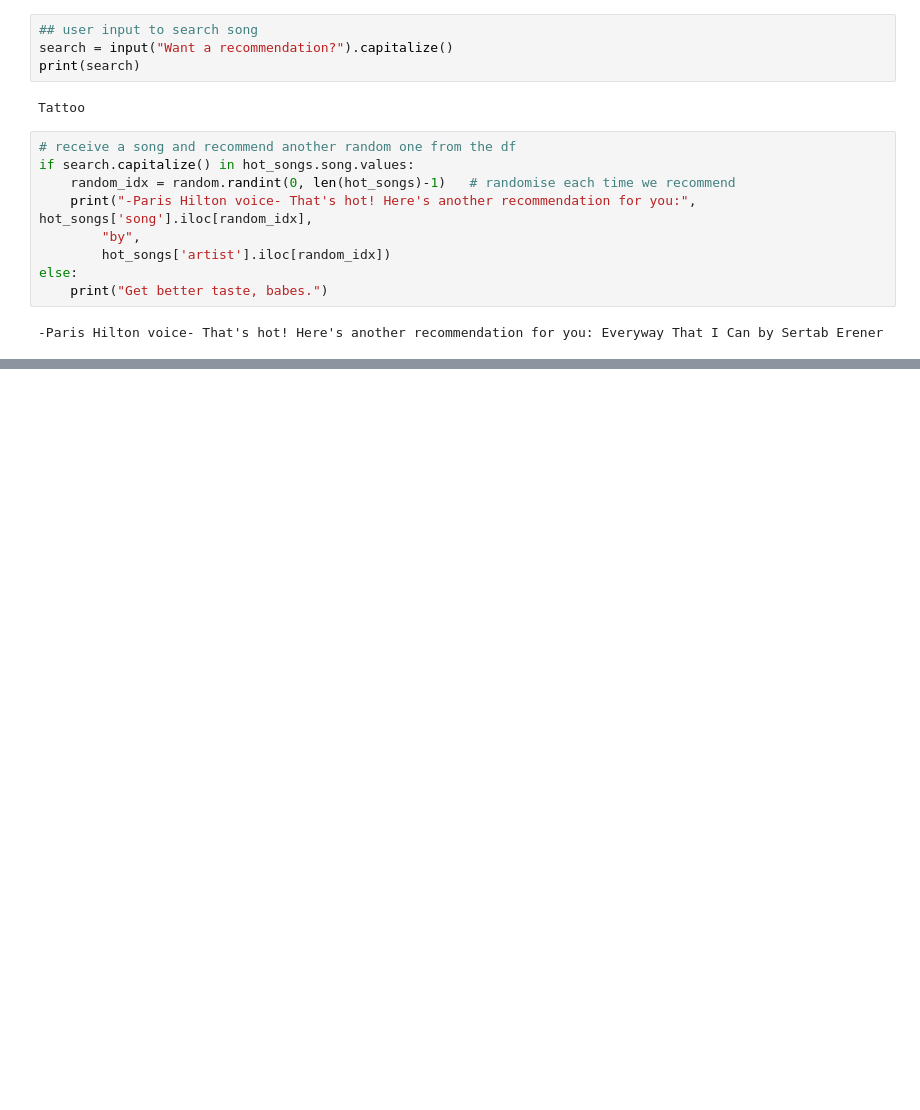
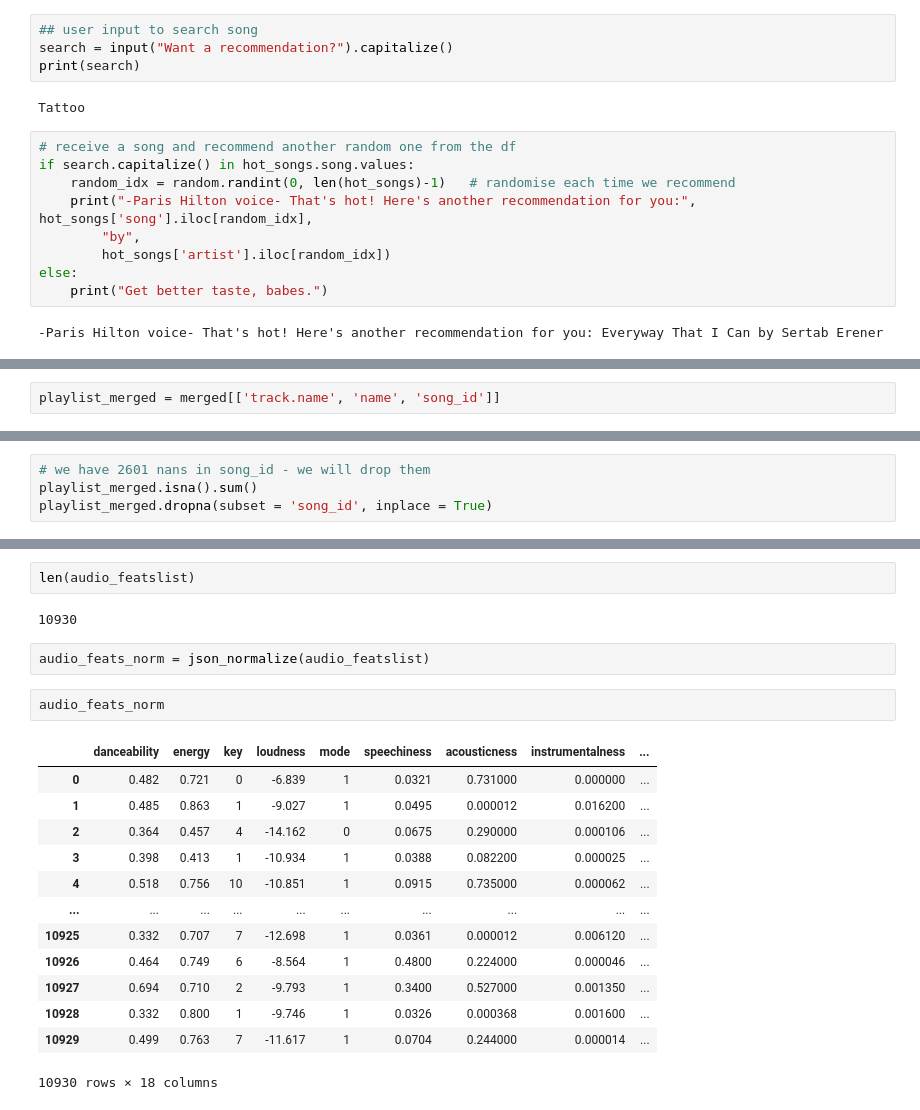
Before and after one commit to valmgisbert/lab-web-scraping-single-page, a Jupyter notebook: lab-gnod.ipynb, the cells around one changed output, grey strips where cells are left out. Saved outputs shown, nothing was run; the diff lists cells and outputs as text; blank space fills up the shorter version.

```diff
--- a/lab-gnod.ipynb
+++ b/lab-gnod.ipynb
@@ -246,0 +367,2 @@ else:
+# %%
+playlist_merged = merged[['track.name', 'name', 'song_id']]
@@ -246,0 +383,4 @@ else:
+# %%
+# we have 2601 nans in song_id - we will drop them
+playlist_merged.isna().sum()
+playlist_merged.dropna(subset = 'song_id', inplace = True)
@@ -246,0 +417,22 @@ else:
+# %%
+len(audio_featslist)
+# %% [output]
+10930
+# %%
+audio_feats_norm = json_normalize(audio_featslist)
+# %%
+audio_feats_norm
+# %% [output]
+|  | danceability | energy | key | loudness | mode | speechiness | acousticness | instrumentalness | ... |
+| 0 | 0.482 | 0.721 | 0 | -6.839 | 1 | 0.0321 | 0.731000 | 0.000000 | ... |
+| 1 | 0.485 | 0.863 | 1 | -9.027 | 1 | 0.0495 | 0.000012 | 0.016200 | ... |
+| 2 | 0.364 | 0.457 | 4 | -14.162 | 0 | 0.0675 | 0.290000 | 0.000106 | ... |
+| 3 | 0.398 | 0.413 | 1 | -10.934 | 1 | 0.0388 | 0.082200 | 0.000025 | ... |
+| 4 | 0.518 | 0.756 | 10 | -10.851 | 1 | 0.0915 | 0.735000 | 0.000062 | ... |
+| ... | ... | ... | ... | ... | ... | ... | ... | ... | ... |
+| 10925 | 0.332 | 0.707 | 7 | -12.698 | 1 | 0.0361 | 0.000012 | 0.006120 | ... |
+| 10926 | 0.464 | 0.749 | 6 | -8.564 | 1 | 0.4800 | 0.224000 | 0.000046 | ... |
+| 10927 | 0.694 | 0.710 | 2 | -9.793 | 1 | 0.3400 | 0.527000 | 0.001350 | ... |
+| 10928 | 0.332 | 0.800 | 1 | -9.746 | 1 | 0.0326 | 0.000368 | 0.001600 | ... |
+| 10929 | 0.499 | 0.763 | 7 | -11.617 | 1 | 0.0704 | 0.244000 | 0.000014 | ... |
+10930 rows × 18 columns
```
Also changed, not shown: parts of 32 cells of this notebook, 5 other files.
